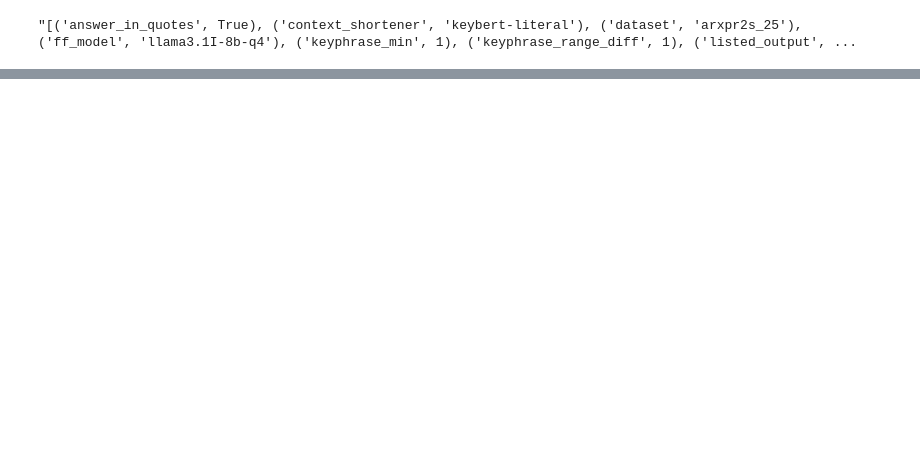
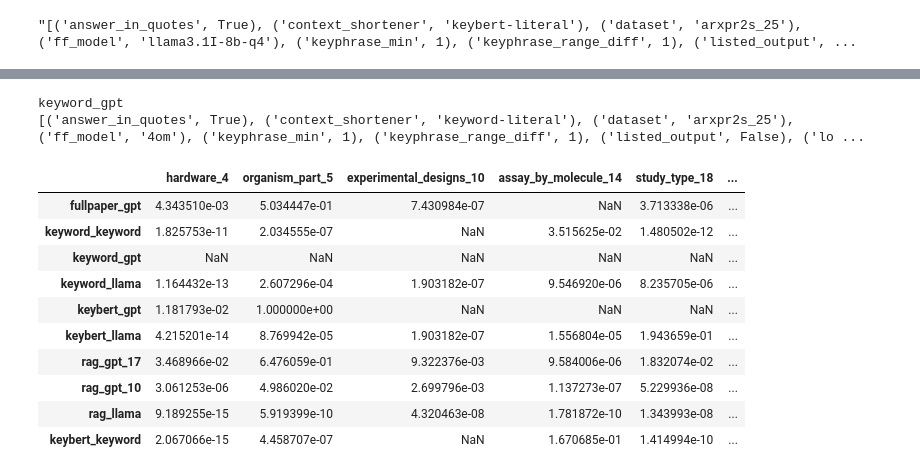
Before and after one commit to EU-UPCAST/profile, a Jupyter notebook: llmdap/profiler/pvals.ipynb, the cells around one changed output, grey strips where cells are left out. Drawn from its saved outputs; the diff is of its cells as text; code cells hidden in the pictures; blank space fills up the shorter version.

```diff
--- a/llmdap/profiler/pvals.ipynb
+++ b/llmdap/profiler/pvals.ipynb
@@ -106,0 +173,16 @@ for key in data:
+# %%
+p(2)
+# %% [output]
+keyword_gpt
+[('answer_in_quotes', True), ('context_shortener', 'keyword-literal'), ('dataset', 'arxpr2s_25'), ('ff_model', '4om'), ('keyphrase_min', 1), ('keyphrase_range_diff', 1), ('listed_output', False), ('lo ...
+|  | hardware_4 | organism_part_5 | experimental_designs_10 | assay_by_molecule_14 | study_type_18 | ... |
+| fullpaper_gpt | 4.343510e-03 | 5.034447e-01 | 7.430984e-07 | NaN | 3.713338e-06 | ... |
+| keyword_keyword | 1.825753e-11 | 2.034555e-07 | NaN | 3.515625e-02 | 1.480502e-12 | ... |
+| keyword_gpt | NaN | NaN | NaN | NaN | NaN | ... |
+| keyword_llama | 1.164432e-13 | 2.607296e-04 | 1.903182e-07 | 9.546920e-06 | 8.235705e-06 | ... |
+| keybert_gpt | 1.181793e-02 | 1.000000e+00 | NaN | NaN | NaN | ... |
+| keybert_llama | 4.215201e-14 | 8.769942e-05 | 1.903182e-07 | 1.556804e-05 | 1.943659e-01 | ... |
+| rag_gpt_17 | 3.468966e-02 | 6.476059e-01 | 9.322376e-03 | 9.584006e-06 | 1.832074e-02 | ... |
+| rag_gpt_10 | 3.061253e-06 | 4.986020e-02 | 2.699796e-03 | 1.137273e-07 | 5.229936e-08 | ... |
+| rag_llama | 9.189255e-15 | 5.919399e-10 | 4.320463e-08 | 1.781872e-10 | 1.343993e-08 | ... |
+| keybert_keyword | 2.067066e-15 | 4.458707e-07 | NaN | 1.670685e-01 | 1.414994e-10 | ... |
```
Also changed, not shown: parts of 16 cells of this notebook, 2 other files.
